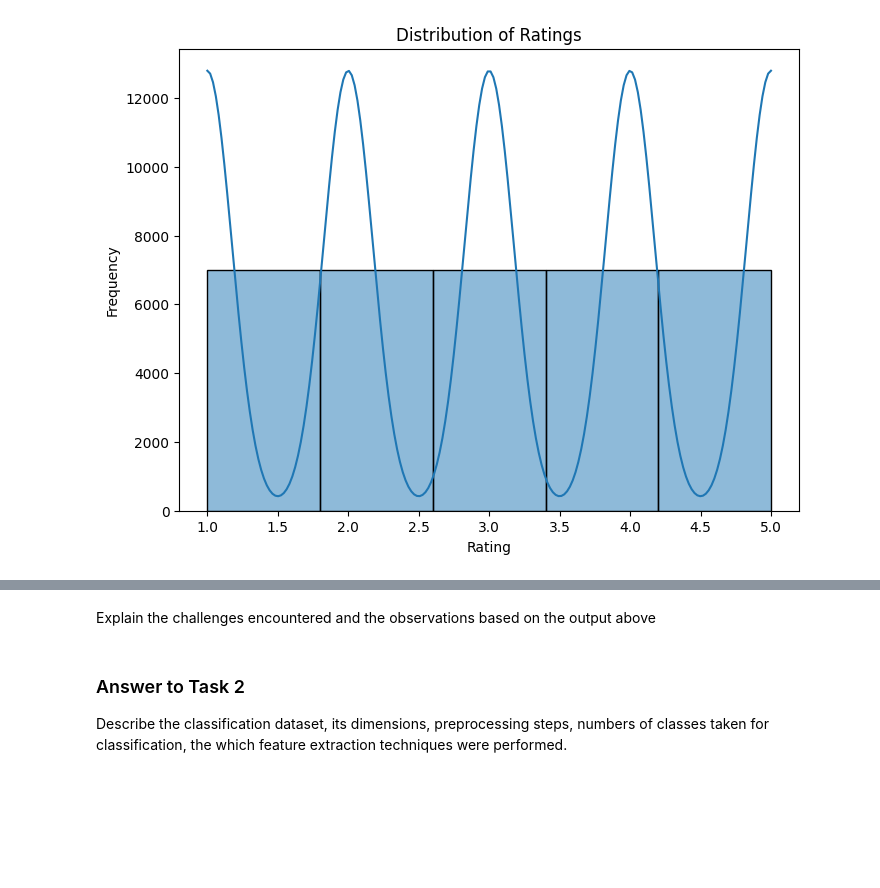
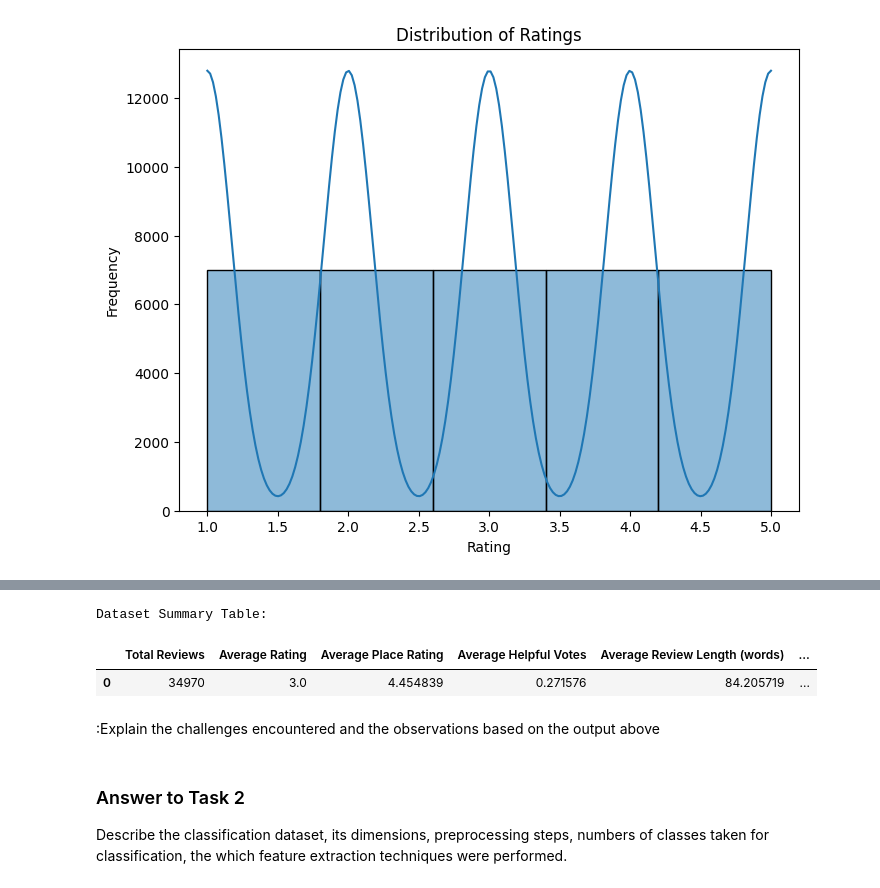
Before and after one commit to j-ranasinghe/nlp_cw, a Jupyter notebook: Solution_GroupH.ipynb, the cells around one changed output, grey strips where cells are left out. Saved outputs shown, nothing was run; the diff lists cells and outputs as text; code cells hidden in the pictures; blank space fills up the shorter version.

```diff
--- a/Solution_GroupH.ipynb
+++ b/Solution_GroupH.ipynb
@@ -344,5 +387,29 @@ plt.show()
+# %%
+# Compute review length if not already done
+resampled_data['review_length'] = resampled_data['text'].apply(lambda x: len(str(x).split()))
+
+# Dataset Summary Table
+dataset_summary = {
+    "Total Reviews": [len(resampled_data)],
+    "Average Rating": [resampled_data['rating'].mean()],
+    "Average Place Rating": [resampled_data['PlaceRating'].mean()],
+    "Average Helpful Votes": [resampled_data['helpfulVotes'].mean()],
+    "Average Review Length (words)": [resampled_data['review_length'].mean()],
+    "Median Review Length (words)": [resampled_data['review_length'].median()],
+    "Total Words (cleaned reviews)": [resampled_data['review_length'].sum()]
+}
+
+# Convert to DataFrame for a neat table display
+summary_df = pd.DataFrame(dataset_summary)
+
+print("Dataset Summary Table:")
+summary_df
+# %% [output]
+Dataset Summary Table:
+|  | Total Reviews | Average Rating | Average Place Rating | Average Helpful Votes | Average Review Length (words) | ... |
+| 0 | 34970 | 3.0 | 4.454839 | 0.271576 | 84.205719 | ... |
 # %% [markdown]
-Explain the challenges encountered and the observations based on the output above
+:Explain the challenges encountered and the observations based on the output above
 # %% [markdown]
 ### Answer to Task 2
 
```
Also changed, not shown: parts of 4 cells of this notebook.
